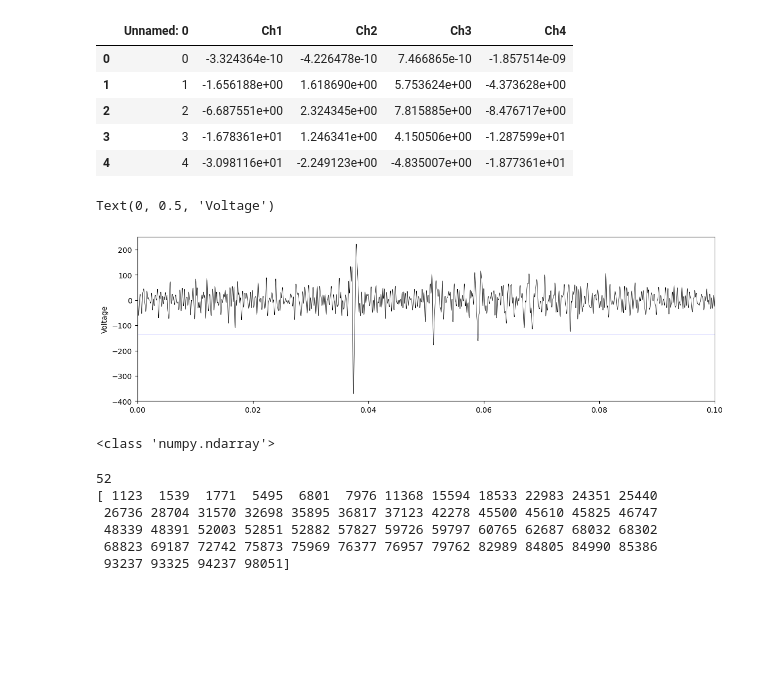
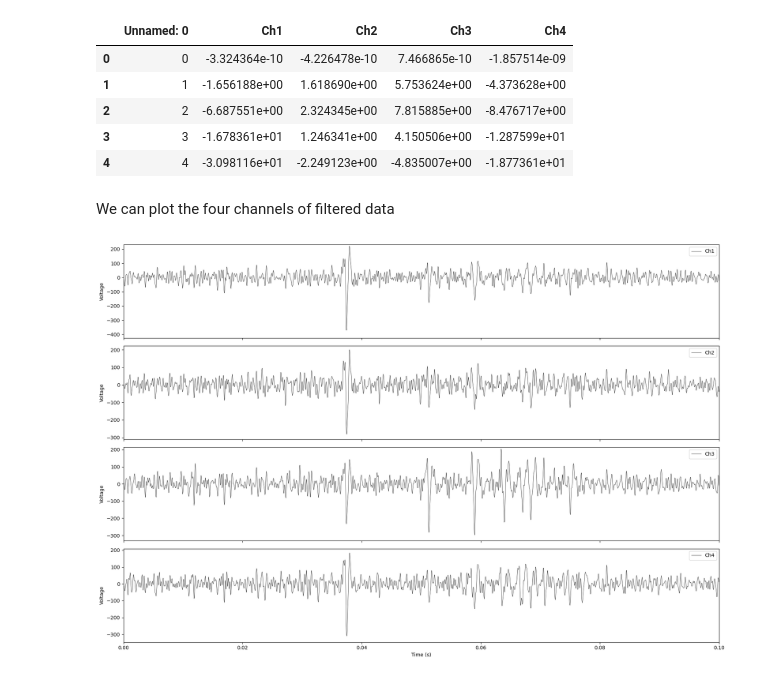
Before and after one commit to SamwelZimmer/spike_analysis, a Jupyter notebook: helpers/testing/spike_detection_testing.ipynb, the cells around one changed output. Cells and saved outputs as stored; diff of their text form; code cells hidden in the pictures; blank space fills up the shorter version.

```diff
--- a/helpers/testing/spike_detection_testing.ipynb
+++ b/helpers/testing/spike_detection_testing.ipynb
@@ -9,5 +10,8 @@ from functions.spike_detection import detect_spikes, get_waveforms
 # %%
 Fs = 30000     # sampling rate of the signal in Hz
+SAMPLE_RATE = 30000     # sampling rate of the signal in Hz
+DT = 1 / SAMPLE_RATE
+T = 100000
 dt = 1/Fs
 gain = .5
 PRIMARY_COLOUR = "black"
@@ -34,18 +32,0 @@ threshold = threshold_factor * sigma
-# %%
-plt.figure(figsize=(14, 4))
-
-T = 100000
-t = np.arange(0, T) * dt
-
-plt.plot(t, y[0:T], linewidth=.5, c="black")
-plt.ylim((-400, 250))
-plt.xlim((0, 0.1))
-plt.axhline(y=threshold, c="blue", linewidth=0.5, zorder=0)
-plt.ylabel('Voltage')
-# %% [output]
-Text(0, 0.5, 'Voltage')
-[figure, removed]
-# %%
-print(type(y[0:T]))
-# %% [output]
-<class 'numpy.ndarray'>
@@ -54,10 +33,21 @@ spikes = detect_spikes(y=y[0:T], threshold=threshold, minimum_gap=1, use_absolut
-# %%
-print(len(spikes))
-print(spikes)
-# %% [output]
-52
-[ 1123  1539  1771  5495  6801  7976 11368 15594 18533 22983 24351 25440
- 26736 28704 31570 32698 35895 36817 37123 42278 45500 45610 45825 46747
- 48339 48391 52003 52851 52882 57827 59726 59797 60765 62687 68032 68302
- 68823 69187 72742 75873 75969 76377 76957 79762 82989 84805 84990 85386
- 93237 93325 94237 98051]
+# %% [markdown]
+We can plot the four channels of filtered data
+# %%
+# create a time array for the x axis
+time = np.arange(0, T) * DT
+
+fig, axs = plt.subplots(len(channels), sharex=True, figsize=(18, 3*len(channels)))
+
+# plot each channel
+for i, ax in enumerate(axs):
+    ax.plot(time[0:T], data[0:T, i], label=channels[i], lw=0.5, c="k")
+    ax.set_ylabel('Voltage')
+    ax.legend()  # show a legend for each subplot
+    ax.set_ylim((min(data[0:T, i]) - 10, max(data[0:T, i]) + 10))
+
+axs[-1].set_xlabel('Time (s)')  # only set x-label for the last subplot
+plt.xlim(0, 0.1)
+plt.tight_layout()
+plt.show()
+# %% [output]
+[figure, added]
```
Also changed, not shown: parts of 18 cells of this notebook, 11 other files.
